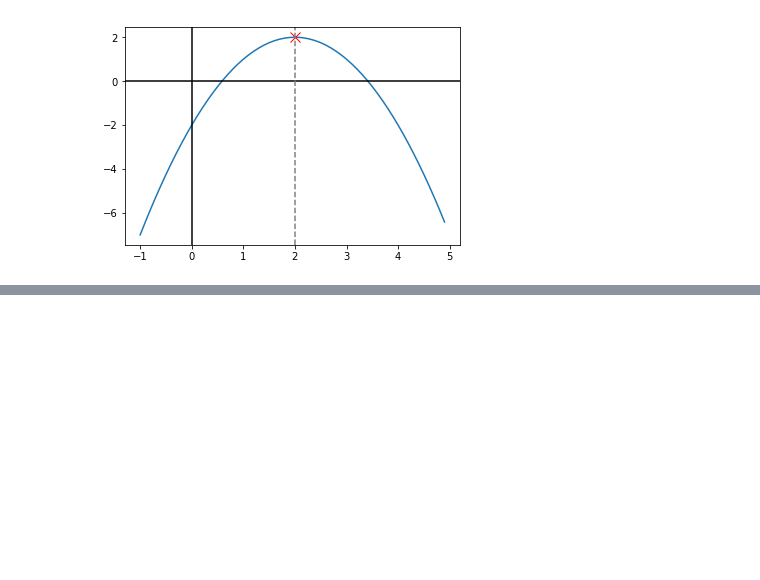
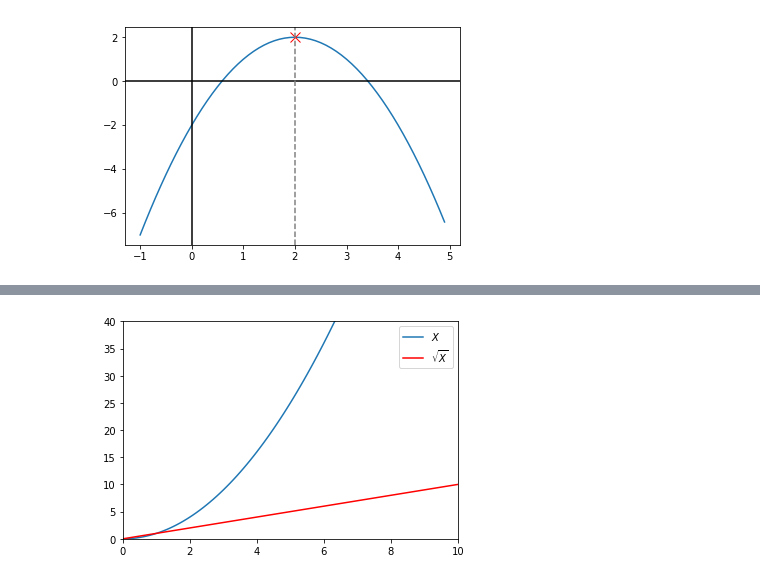
Before and after one commit to willdeuschle/Machine-Learning-the-Fundamentals, a Jupyter notebook: LinearRegression/code/LinearRegressionGraphs.ipynb, the cells around one changed output, grey strips where cells are left out. Cells and saved outputs as stored; diff of their text form; code cells hidden in the pictures; blank space fills up the shorter version.

```diff
--- a/LinearRegression/code/LinearRegressionGraphs.ipynb
+++ b/LinearRegression/code/LinearRegressionGraphs.ipynb
@@ -29,0 +46,9 @@ plt.savefig('../fig/deriv_at_2_GEN.jpg')
+# %%
+Xs = np.arange(0, 10, 0.1)
+plt.axis([0.0,10.0,000000.0,40.0])
+plt.plot(Xs, (Xs)**2, '-', label=r'$X$')
+plt.plot(Xs**2, (Xs)**2, color='red', label=r'$\sqrt{X}$')
+plt.legend()
+plt.savefig('../fig/lin_reg_w_basis_fn_GEN.jpg')
+# %% [output]
+[figure, added]
```
Also changed, not shown: parts of 10 cells of this notebook, 13 other files.
